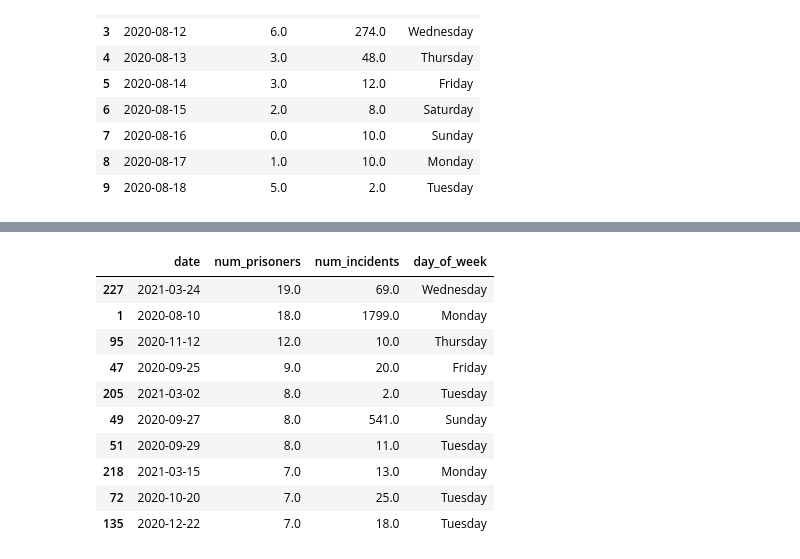
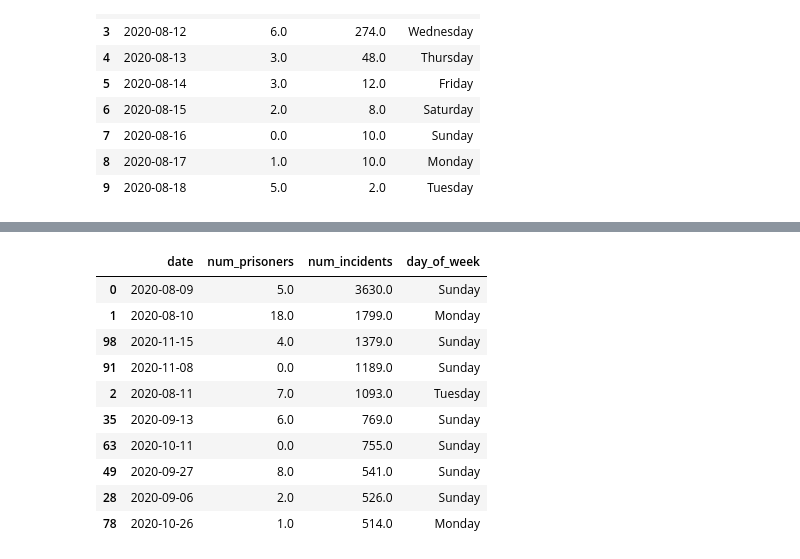
Before and after one commit to IshitaGopal/telegram-analysis, a Jupyter notebook: analysis/code/viasna_analysis.ipynb, the cells around one changed output, grey strips where cells are left out. Drawn from its saved outputs; the diff is of its cells as text; code cells hidden in the pictures.

```diff
--- a/analysis/code/viasna_analysis.ipynb
+++ b/analysis/code/viasna_analysis.ipynb
@@ -16,0 +26,8 @@ incedents = pd.read_csv(incedents_f)
+# %%
+incedents.court = incedents.court.str.strip()
+incedents.name = incedents.name.str.strip()
+incedents.article = incedents.article.str.strip()
+incedents.judge = incedents.judge.str.strip()
+incedents.arrest = incedents.arrest.str.strip()
+incedents.penalty = incedents.penalty.str.strip()
+incedents.additionally = incedents.additionally.str.strip()
@@ -116,17 +137,17 @@ df_merge.loc[].plot(
 # %%
-df_merge.sort_values(by="num_prisoners", ascending=False).head(10)
+df_merge.sort_values(by="num_incidents", ascending=False).head(10)
 # %% [output]
 |  | date | num_prisoners | num_incidents | day_of_week |
-| 227 | 2021-03-24 | 19.0 | 69.0 | Wednesday |
+| 0 | 2020-08-09 | 5.0 | 3630.0 | Sunday |
 | 1 | 2020-08-10 | 18.0 | 1799.0 | Monday |
-| 95 | 2020-11-12 | 12.0 | 10.0 | Thursday |
-| 47 | 2020-09-25 | 9.0 | 20.0 | Friday |
-| 205 | 2021-03-02 | 8.0 | 2.0 | Tuesday |
+| 98 | 2020-11-15 | 4.0 | 1379.0 | Sunday |
+| 91 | 2020-11-08 | 0.0 | 1189.0 | Sunday |
+| 2 | 2020-08-11 | 7.0 | 1093.0 | Tuesday |
+| 35 | 2020-09-13 | 6.0 | 769.0 | Sunday |
+| 63 | 2020-10-11 | 0.0 | 755.0 | Sunday |
 | 49 | 2020-09-27 | 8.0 | 541.0 | Sunday |
-| 51 | 2020-09-29 | 8.0 | 11.0 | Tuesday |
-| 218 | 2021-03-15 | 7.0 | 13.0 | Monday |
-| 72 | 2020-10-20 | 7.0 | 25.0 | Tuesday |
-| 135 | 2020-12-22 | 7.0 | 18.0 | Tuesday |
+| 28 | 2020-09-06 | 2.0 | 526.0 | Sunday |
+| 78 | 2020-10-26 | 1.0 | 514.0 | Monday |
 # %%
 # save data
 f_name = "viasna_dailyCounts_Aug_March.csv"
```
Also changed, not shown: parts of 4 cells of this notebook, 4 other files.
